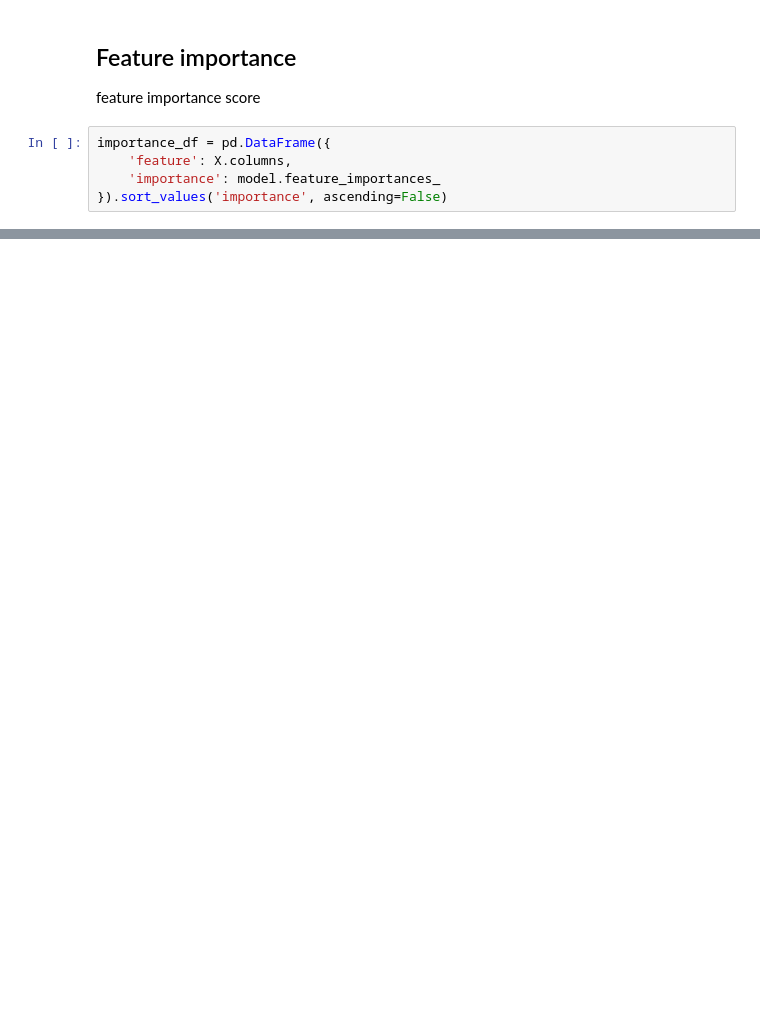
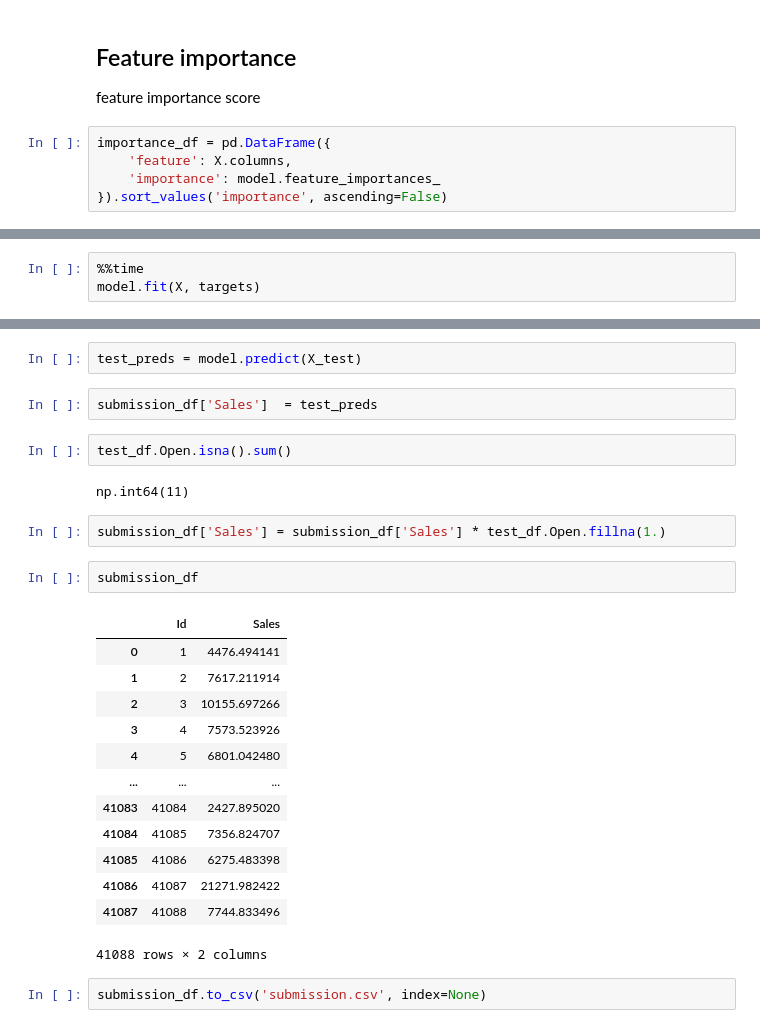
Before and after one commit to Zaman-SE/Machine-Learning, a Jupyter notebook: Gradient_Boosting_Machines_(GBMs)_with_XGBoost_and_LightGBM.ipynb, the cells around one changed output, grey strips where cells are left out. Cells and saved outputs as stored; diff of their text form; blank space fills up the shorter version.

```diff
--- a/Gradient_Boosting_Machines_(GBMs)_with_XGBoost_and_LightGBM.ipynb
+++ b/Gradient_Boosting_Machines_(GBMs)_with_XGBoost_and_LightGBM.ipynb
@@ -537,0 +691,3 @@ sns.barplot(data=importance_df.head(10), x='importance', y='feature')
+# %%
+%%time
+model.fit(X, targets)
@@ -537,0 +708,28 @@ sns.barplot(data=importance_df.head(10), x='importance', y='feature')
+# %%
+test_preds = model.predict(X_test)
+# %%
+submission_df['Sales']  = test_preds
+# %%
+test_df.Open.isna().sum()
+# %% [output]
+np.int64(11)
+# %%
+submission_df['Sales'] = submission_df['Sales'] * test_df.Open.fillna(1.)
+# %%
+submission_df
+# %% [output]
+|  | Id | Sales |
+| 0 | 1 | 4476.494141 |
+| 1 | 2 | 7617.211914 |
+| 2 | 3 | 10155.697266 |
+| 3 | 4 | 7573.523926 |
+| 4 | 5 | 6801.042480 |
+| ... | ... | ... |
+| 41083 | 41084 | 2427.895020 |
+| 41084 | 41085 | 7356.824707 |
+| 41085 | 41086 | 6275.483398 |
+| 41086 | 41087 | 21271.982422 |
+| 41087 | 41088 | 7744.833496 |
+41088 rows × 2 columns
+# %%
+submission_df.to_csv('submission.csv', index=None)
```
Also changed, not shown: parts of 46 cells of this notebook.
